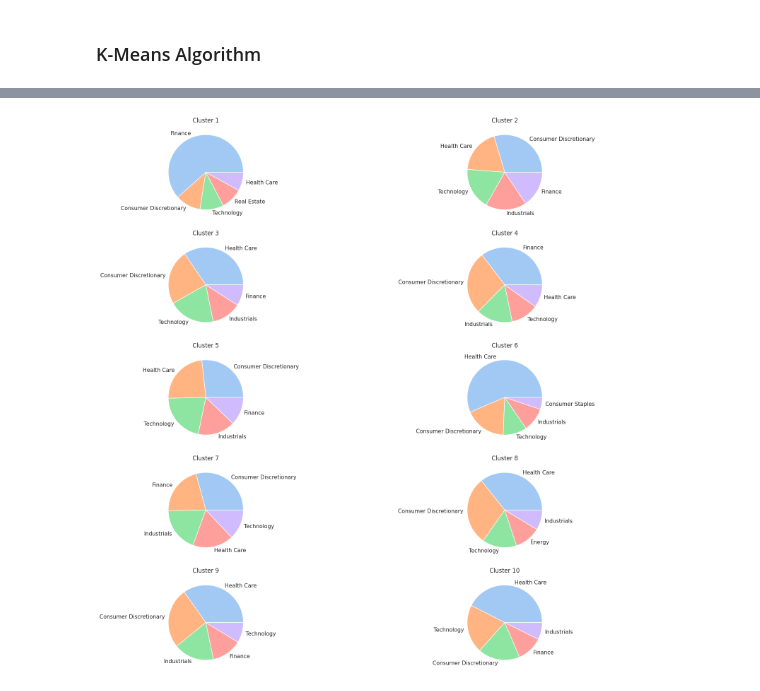
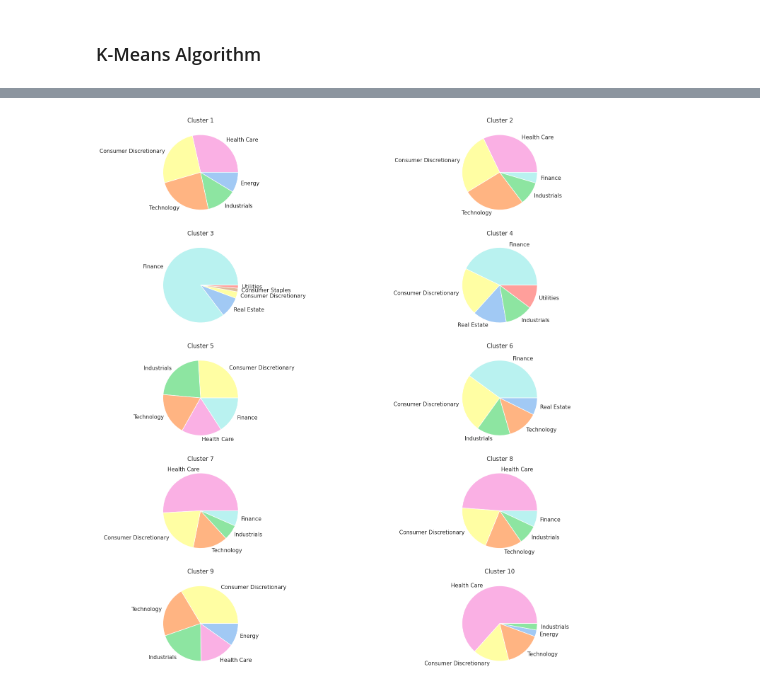
Before and after one commit to benbencik/nasdaq_exloratory_analysis, a Jupyter notebook: nasdaq_analysis.ipynb, the cells around one changed output, grey strips where cells are left out. Cells and saved outputs as stored; diff of their text form; code cells hidden in the pictures.

Commit message:
added color mapping

```diff
--- a/nasdaq_analysis.ipynb
+++ b/nasdaq_analysis.ipynb
@@ -64,7 +64,7 @@ def get_period(start, end):
     valid = {k:v for k, v in valid.items() if len(v) == desired_nof_records}
     return valid
 # %%
-period_start = pandas.to_datetime("2017-01-01" ,format= '%Y-%m-%d')
+period_start = pandas.to_datetime("2018-01-01" ,format= '%Y-%m-%d')
 period_end = pandas.to_datetime("2019-01-01" ,format= '%Y-%m-%d')
 
 stocks = get_period(period_start, period_end)
@@ -142,7 +142,7 @@ for i, sec in enumerate(sector_names):
     industry_dict = {s:stocks[s]['Close'].tolist() for s in mapping[sec]}
     industry = pandas.DataFrame.from_dict(industry_dict)
 
-    df_industry[sec] = industry.sum(axis=1)
+    df_industry[sec] = industry.mean(axis=1)
 
 
 df_industry['TimeStamps'] = time_stamps
@@ -239,6 +239,10 @@ Kmeans algorithm is relative vounerable to outliers therefor I am goint to remov
 print(f"Number of stocks before removing outliers: {len(stock_stats)}")
 
 for col in stock_stats.columns:
+    if (stock_stats[col].values < 0).any():
+        quantile = stock_stats[col].quantile(0.01)
+        stock_stats = stock_stats[stock_stats[col] > quantile]
+
     quantile = stock_stats[col].quantile(0.99)
     stock_stats = stock_stats[stock_stats[col] < quantile]
 
@@ -262,6 +267,8 @@ X = pca.fit_transform(stock_stats)
 ### K-Means Algorithm
 # %%
 SSE  = []
+X = stock_stats.to_numpy()
+
 for i in range(10, 50):
     kmeans = sklearn.cluster.KMeans(n_clusters=i)
     kmeans.fit(X)
@@ -313,23 +343,27 @@ Number of stocks in cluster 9: 336
 # %%
+sn = list(sector_names)
+colors = seaborn.color_palette("pastel", n_colors=len(sn))
+color_map = {sn[i]:colors[i] for i in range(len(sn))}
+
 n_rows = 5
 n_cols = n_clusters // n_rows
 fig, axs = plt.subplots(n_rows, n_cols, figsize=(20, 20))
 
 r, c = 0, 0
 for i in range(n_clusters):
     if c == n_cols:
         c = 0
         r += 1
 
     sector_count = {s:0 for s in sector_names}
-    for sym in stock_stats[stock_stats['Labels_kmeans'] == i].index:
+    for sym in stock_stats[stock_stats['Labels_gaussian'] == i].index:
         sector = screener[screener['Symbol'] == sym]['Sector'].values
         if len(sector) > 0 and isinstance(sector[0], str):
             sector_count[sector[0]] += 1
 
     top = sorted(sector_count.items(), key=lambda x: x[1], reverse=True)[:5]
-    axs[r, c].pie(x = [s[1] for s in top], labels = [s[0] for s in top], colors=seaborn.color_palette("pastel"))
+    axs[r, c].pie(x = [s[1] for s in top], labels = [s[0] for s in top], colors=[color_map[s[0]] for s in top])
     axs[r, c].set_title(f"Cluster {i+1}")
     c += 1
 # %% [output]
-[figure, old version]
+[figure, new version]
```
Also changed, not shown: parts of 18 cells of this notebook.
